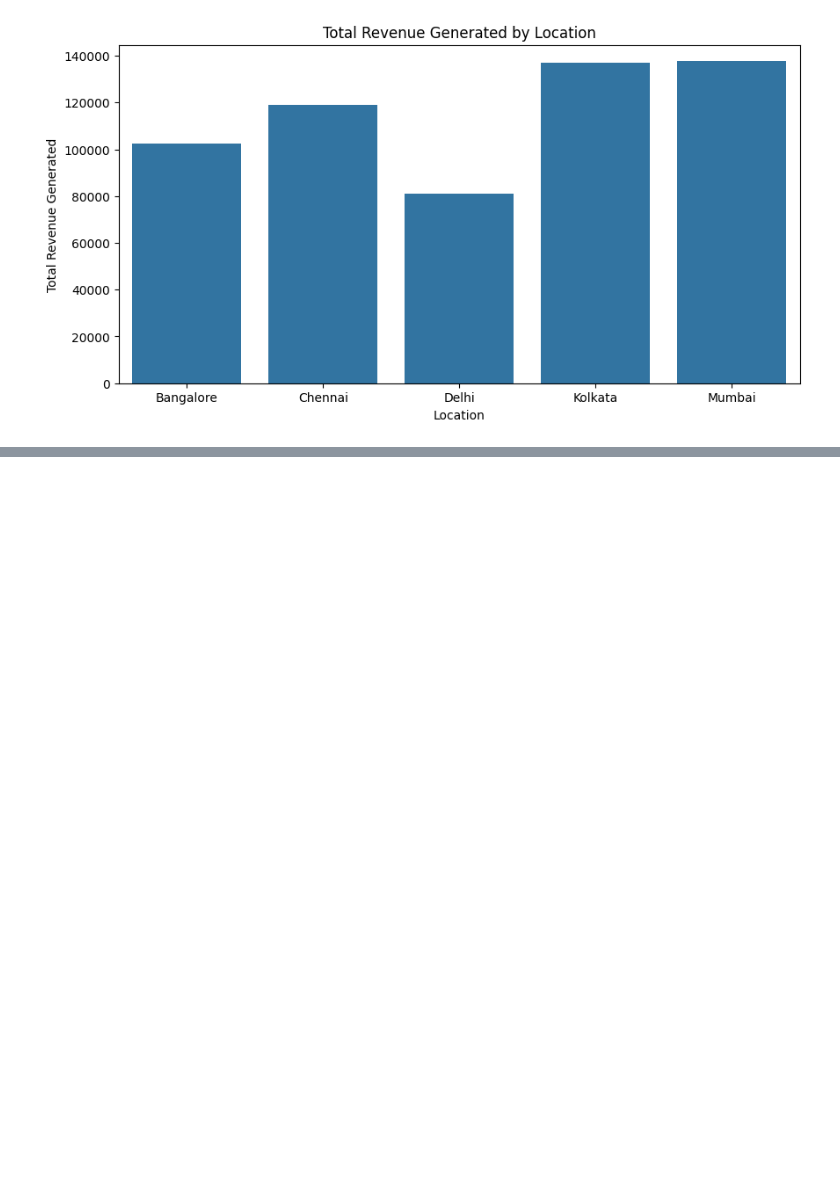
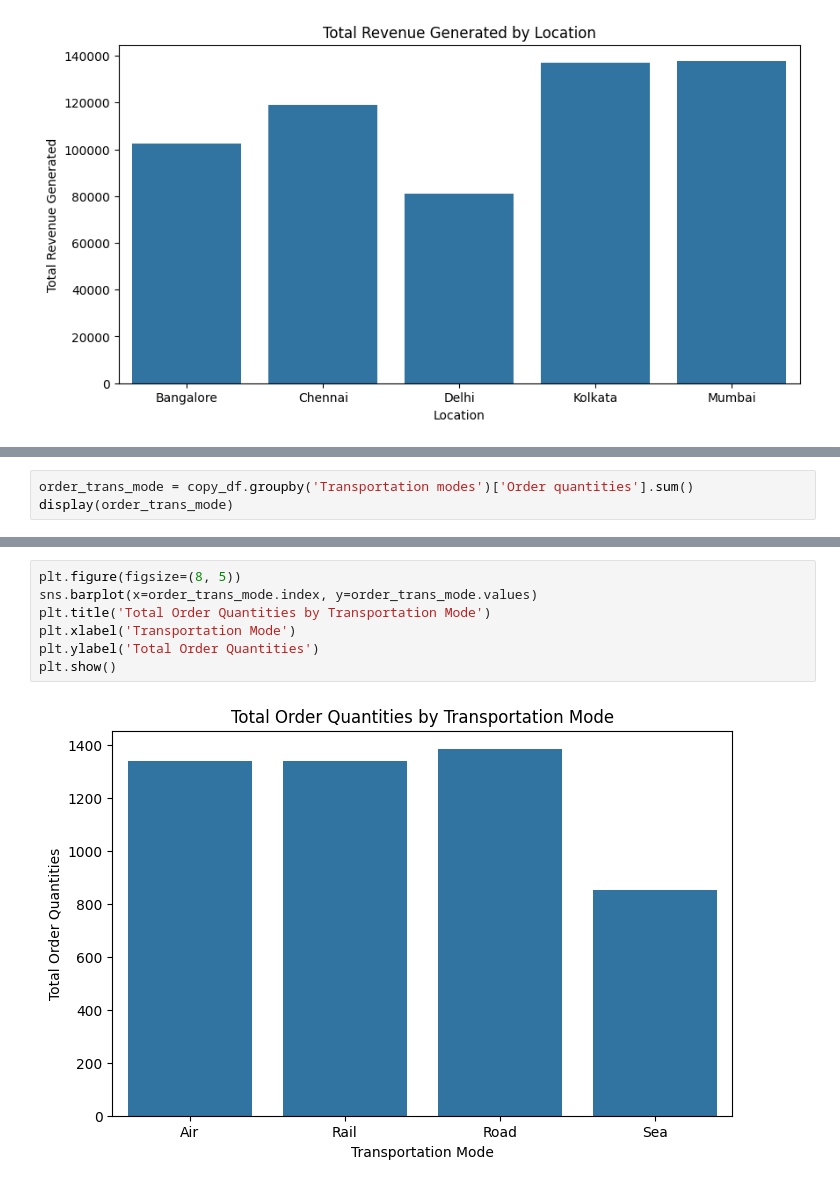
Before and after one commit to MuhammadTalha121/supply_chain_analytics, a Jupyter notebook: supply_chain_analytics/notebooks/supply_chain_analytics.ipynb, the cells around one changed output, grey strips where cells are left out. Drawn from its saved outputs; the diff is of its cells as text; blank space fills up the shorter version.

```diff
--- a/supply_chain_analytics/notebooks/supply_chain_analytics.ipynb
+++ b/supply_chain_analytics/notebooks/supply_chain_analytics.ipynb
@@ -289,0 +300,3 @@ plt.show()
+# %%
+order_trans_mode = copy_df.groupby('Transportation modes')['Order quantities'].sum()
+display(order_trans_mode)
@@ -289,0 +311,9 @@ plt.show()
+# %%
+plt.figure(figsize=(8, 5))
+sns.barplot(x=order_trans_mode.index, y=order_trans_mode.values)
+plt.title('Total Order Quantities by Transportation Mode')
+plt.xlabel('Transportation Mode')
+plt.ylabel('Total Order Quantities')
+plt.show()
+# %% [output]
+[figure, added]
```
Also changed, not shown: parts of 3 cells of this notebook.
